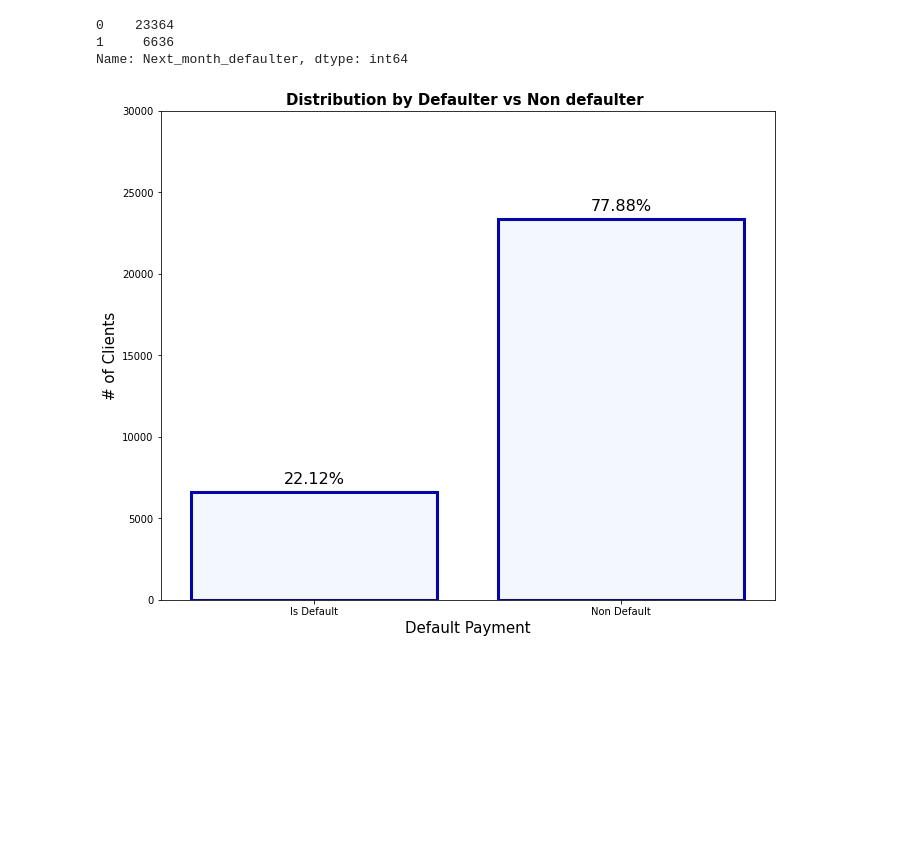
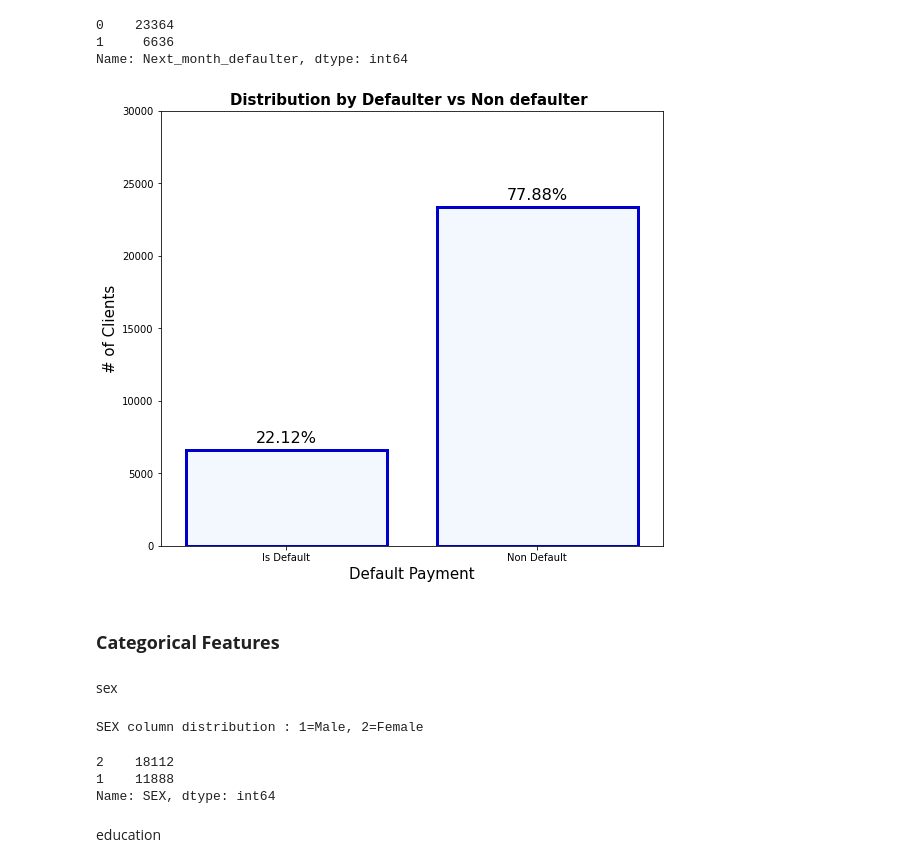
Before and after one commit to Malikarbaaz/CREDIT_CARD_DEFAULT_PREDICTION, a Jupyter notebook: Copy_of_Credit_Card_Default_Prediction_Capstone_Project.ipynb, the cells around one changed output. Cells and saved outputs as stored; diff of their text form; code cells hidden in the pictures; blank space fills up the shorter version.

```diff
--- a/Copy_of_Credit_Card_Default_Prediction_Capstone_Project.ipynb
+++ b/Copy_of_Credit_Card_Default_Prediction_Capstone_Project.ipynb
@@ -187,17 +190,31 @@ Name: Next_month_defaulter, dtype: int64
 # %%
 #
 df['Defaulter'] = df.Next_month_defaulter.replace([1,0], ['Is Default', 'Non Default'])
 
 #plot graph
-plt.figure(figsize=(11,9))
+plt.figure(figsize=(9,8))
 
 ax = sns.countplot(x="Defaulter", data=df,color = 'aliceblue', edgecolor = 'mediumblue',lw =3)
 plt.xlabel("Default Payment", fontsize= 15)
 plt.ylabel("# of Clients", fontsize= 15)
 plt.ylim(0,30000)
 plt.title('Distribution by Defaulter vs Non defaulter ',weight ='bold', fontsize= 15)
 for p in ax.patches:                               # This step is used for showing the percentage on the graph
     height = p.get_height()
     ax.text(p.get_x()+p.get_width()/2, height+500, '{:1.2f}''%'.format(height/df.shape[0]*100),ha = "center", fontsize= 16)
 # %% [output]
-[figure, old version]
+[figure, new version]
+# %% [markdown]
+### **Categorical Features**
+# %% [markdown]
+sex
+# %%
+print('SEX column distribution : 1=Male, 2=Female')
+df['SEX'].value_counts()
+# %% [output]
+SEX column distribution : 1=Male, 2=Female
+2    18112
+1    11888
+Name: SEX, dtype: int64
+# %% [markdown]
+education
```
Also changed, not shown: parts of 13 cells of this notebook.
